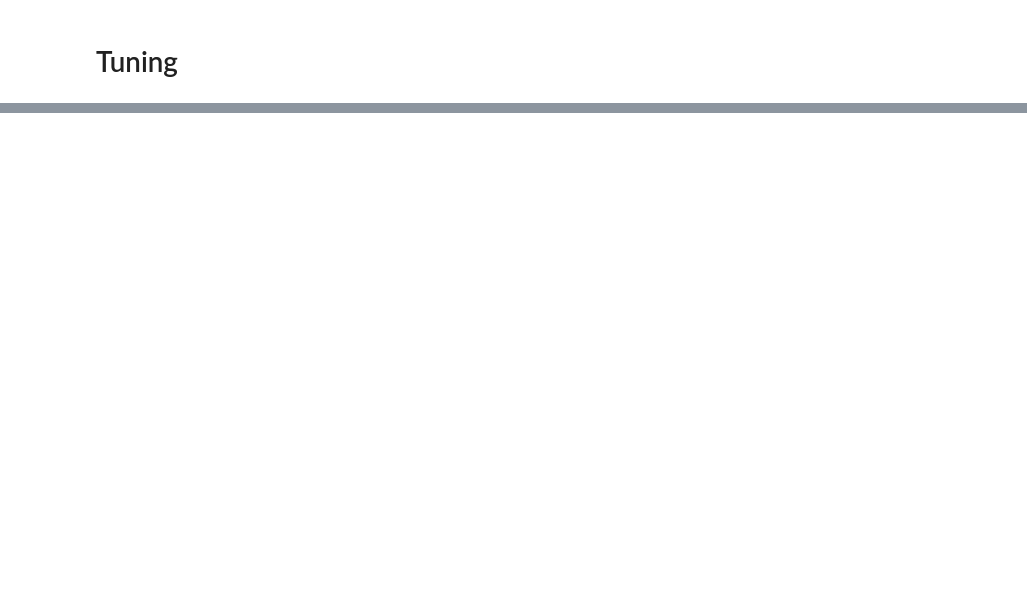
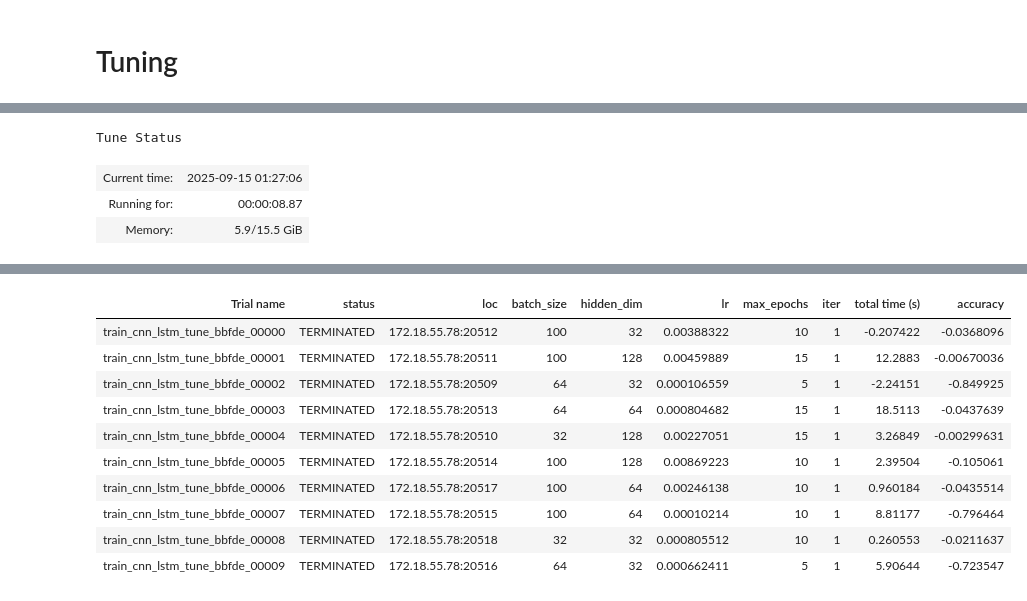
Before and after one commit to HosseinRZE/SimpleFeaturePipeline, a Jupyter notebook: play_grounds/regression.ipynb, the cells around one changed output, grey strips where cells are left out. Cells and saved outputs as stored; diff of their text form; code cells hidden in the pictures; blank space fills up the shorter version.

```diff
--- a/play_grounds/regression.ipynb
+++ b/play_grounds/regression.ipynb
@@ -5618,12 +5733,12 @@ webbrowser.open(f"http://localhost:{port}")
 # %%
+
 import os
 import torch
 import psutil
 from ray import tune
 from ray.tune.schedulers import ASHAScheduler
-from trainer.train_cnn_lstm_classification import train_model
-
-
+from ray import air
+from trainer.cnn_attention_lstm_multi_reg import train_model
 def resource_usage():
     """Print current CPU, RAM, and GPU usage."""
     cpu = psutil.cpu_percent(interval=0.5)
@@ -5649,17 +5764,13 @@ def train_cnn_lstm_tune(config):
 
     # Train using existing train_model function
     metrics = train_model(
-        "/home/iatell/projects/meta-learning/data/Bitcoin_BTCUSDT_kaggle_1D_candles_prop.csv",
-        "/home/iatell/projects/meta-learning/data/labeled_ohlcv_string.csv",
+        "/home/iatell/projects/meta-learning/data/Bitcoin_BTCUSDT_kaggle_1D_candles.csv",
+        "/home/iatell/projects/meta-learning/data/line_seq_ordered_added.csv",
         do_validation=True,
         model_out_dir="models/tuned",
-        seq_len=config["seq_len"],
+        # seq_len=config["seq_len"],
         hidden_dim=config["hidden_dim"],
-        num_layers=config["num_layers"],
-        cnn_channels=config["cnn_channels"],
-        cnn_kernel_sizes=config["cnn_kernel_sizes"],
-        cnn_strides=config["cnn_strides"],
-        cnn_paddings=config["cnn_paddings"],
+        # num_layers=config["num_layers"],
         lr=config["lr"],
         batch_size=config["batch_size"],
         max_epochs=config["max_epochs"],
@@ -5675,19 +5786,22 @@ def run_tuning(save_model=True):
     """Hyperparameter tuning for CNN LSTM with Ray Tune."""
 
     search_space = {
-        "seq_len": tune.choice([3, 5, 7]),
+        # "seq_len": tune.choice([3, 5, 7]),
         "hidden_dim": tune.choice([32, 64, 128]),
-        "num_layers": tune.choice([1, 2, 3]),
+        # "num_layers": tune.choice([1, 2, 3]),
         "lr": tune.loguniform(1e-4, 1e-2),
-        "batch_size": tune.choice([16, 32, 64]),
+        "batch_size": tune.choice([32, 64, 100]),
         "max_epochs": tune.choice([5, 10, 15]),
         # CNN knobs – keep all tuples the same length
-        "cnn_channels": tune.choice([(32,), (64,), (32, 64), (64, 32)]),
-        "cnn_kernel_sizes": tune.choice([(2,), (3,), (2, 2), (3, 3)]),
-        "cnn_strides": tune.choice([(1,), (1, 1)]),
-        "cnn_paddings": tune.choice([(0,), (0, 0)]),
+        # "cnn_channels": tune.choice([(32,), (64,), (32, 64), (64, 32)]),
+        # "cnn_kernel_sizes": tune.choice([(2,), (3,), (2, 2), (3, 3)]),
+        # "cnn_strides": tune.choice([(1,), (1, 1)]),
+        # "cnn_paddings": tune.choice([(0,), (0, 0)]),
     }
-
+    # # Define the working directory
+    # runtime_env = {
+    #     "working_dir": str(Path("/home/iatell/projects/meta-learning").resolve())
+# }
     scheduler = ASHAScheduler(
         metric="accuracy",  # must exist in metrics dict from train_model
         mode="max",
@@ -5702,11 +5816,11 @@ def run_tuning(save_model=True):
             scheduler=scheduler,
             num_samples=10
         ),
-        run_config=tune.RunConfig(
-            name="cnn_lstm_tuning",
-            local_dir="/home/iatell/projects/meta-learning/tune_logs",
-            verbose=1
-        )
+    run_config=air.RunConfig(
+        name="cnn_lstm_tuning",
+        storage_path="/home/iatell/projects/meta-learning/tune_logs",
+    ),
+    # runtime_env=runtime_env
     )
 
     results = tuner.fit()
@@ -5720,23 +5834,27 @@ def run_tuning(save_model=True):
     if save_model:
         print("\n🔁 Retraining best model on full dataset for saving...")
         train_model(
-            "/home/iatell/projects/meta-learning/data/Bitcoin_BTCUSDT_kaggle_1D_candles_prop.csv",
-            "/home/iatell/projects/meta-learning/data/labeled_ohlcv_string.csv",
+            "/home/iatell/projects/meta-learning/data/Bitcoin_BTCUSDT_kaggle_1D_candles.csv",
+            "/home/iatell/projects/meta-learning/data/line_seq_ordered_added.csv",
             do_validation=False,
             model_out_dir="models/saved_models",
-            seq_len=best_result.config["seq_len"],
+            # seq_len=best_result.config["seq_len"],
             hidden_dim=best_result.config["hidden_dim"],
-            num_layers=best_result.config["num_layers"],
-            cnn_channels=best_result.config["cnn_channels"],
-            cnn_kernel_sizes=best_result.config["cnn_kernel_sizes"],
-            cnn_strides=best_result.config["cnn_strides"],
-            cnn_paddings=best_result.config["cnn_paddings"],
+            # num_layers=best_result.config["num_layers"],
+            # cnn_channels=best_result.config["cnn_channels"],
+            # cnn_kernel_sizes=best_result.config["cnn_kernel_sizes"],
+            # cnn_strides=best_result.config["cnn_strides"],
+            # cnn_paddings=best_result.config["cnn_paddings"],
             lr=best_result.config["lr"],
             batch_size=best_result.config["batch_size"],
             max_epochs=best_result.config["max_epochs"],
-            save_model=True
         )
 
 
 if __name__ == "__main__":
     run_tuning(save_model=True)
+# %% [output]
+Tune Status
+| Current time: | 2025-09-15 01:27:06 |
+| Running for: | 00:00:08.87 |
+| Memory: | 5.9/15.5 GiB |
@@ -5742,0 +5866,11 @@ if __name__ == "__main__":
+| Trial name | status | loc | batch_size | hidden_dim | lr | max_epochs | iter | total time (s) | accuracy |
+| train_cnn_lstm_tune_bbfde_00000 | TERMINATED | 172.18.55.78:20512 | 100 | 32 | 0.00388322 | 10 | 1 | -0.207422 | -0.0368096 |
+| train_cnn_lstm_tune_bbfde_00001 | TERMINATED | 172.18.55.78:20511 | 100 | 128 | 0.00459889 | 15 | 1 | 12.2883 | -0.00670036 |
+| train_cnn_lstm_tune_bbfde_00002 | TERMINATED | 172.18.55.78:20509 | 64 | 32 | 0.000106559 | 5 | 1 | -2.24151 | -0.849925 |
+| train_cnn_lstm_tune_bbfde_00003 | TERMINATED | 172.18.55.78:20513 | 64 | 64 | 0.000804682 | 15 | 1 | 18.5113 | -0.0437639 |
+| train_cnn_lstm_tune_bbfde_00004 | TERMINATED | 172.18.55.78:20510 | 32 | 128 | 0.00227051 | 15 | 1 | 3.26849 | -0.00299631 |
+| train_cnn_lstm_tune_bbfde_00005 | TERMINATED | 172.18.55.78:20514 | 100 | 128 | 0.00869223 | 10 | 1 | 2.39504 | -0.105061 |
+| train_cnn_lstm_tune_bbfde_00006 | TERMINATED | 172.18.55.78:20517 | 100 | 64 | 0.00246138 | 10 | 1 | 0.960184 | -0.0435514 |
+| train_cnn_lstm_tune_bbfde_00007 | TERMINATED | 172.18.55.78:20515 | 100 | 64 | 0.00010214 | 10 | 1 | 8.81177 | -0.796464 |
+| train_cnn_lstm_tune_bbfde_00008 | TERMINATED | 172.18.55.78:20518 | 32 | 32 | 0.000805512 | 10 | 1 | 0.260553 | -0.0211637 |
+| train_cnn_lstm_tune_bbfde_00009 | TERMINATED | 172.18.55.78:20516 | 64 | 32 | 0.000662411 | 5 | 1 | 5.90644 | -0.723547 |
```
Also changed, not shown: parts of 9 cells of this notebook, 3 other files.
